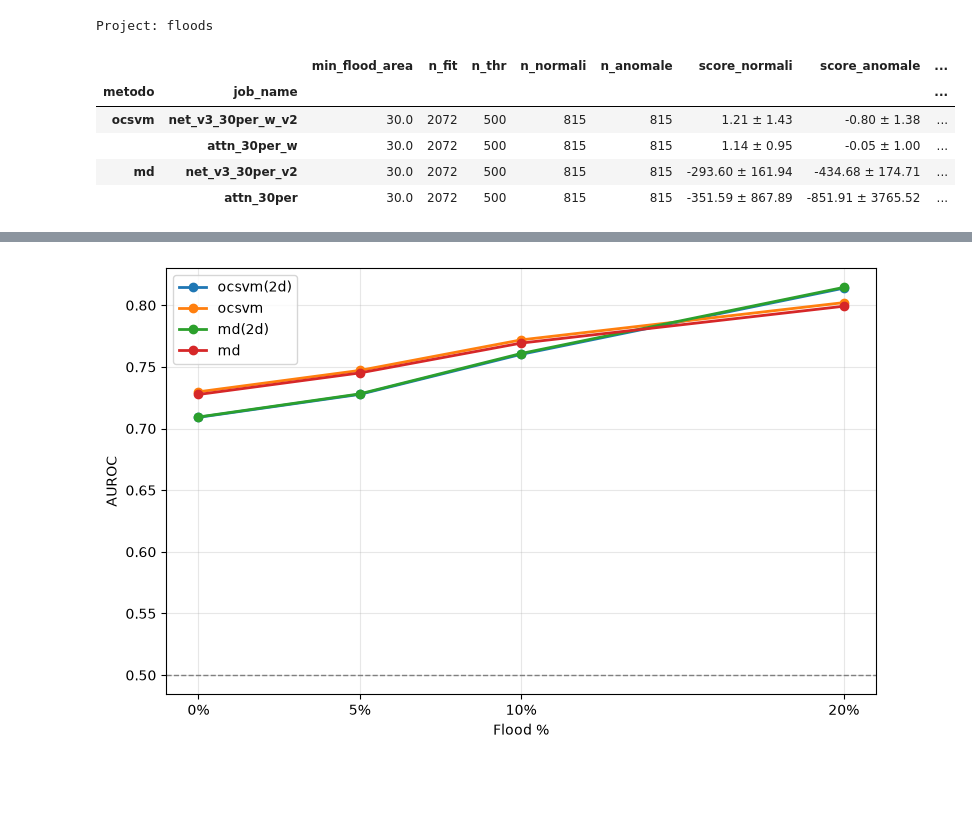
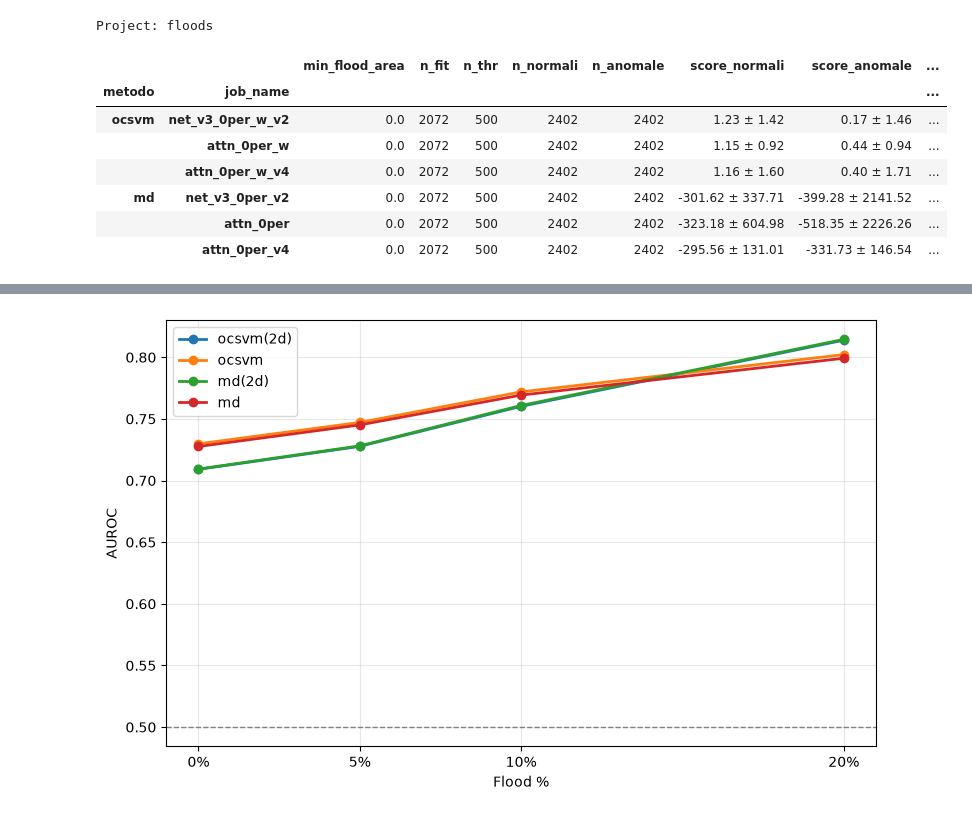
Before and after one commit to mattiaBarbo2002/TESI, a Jupyter notebook: notebooks/plots/plots_attn.ipynb, the cells around one changed output, grey strips where cells are left out. Drawn from its saved outputs; the diff is of its cells as text; code cells hidden in the pictures; blank space fills up the shorter version.

```diff
--- a/notebooks/plots/plots_attn.ipynb
+++ b/notebooks/plots/plots_attn.ipynb
@@ -15,12 +15,15 @@ print(f"Project: {project.name}")
 # %% [output]
 Project: floods
 # %%
-flood = 30
+flood = 0
+
 jobs = [
     ("ocsvm", f"net_v3_{flood}per_w_v2"),
     ("ocsvm", f"attn_{flood}per_w"),
+    ("ocsvm", f"attn_{flood}per_w_v4"),
     ("md", f"net_v3_{flood}per_v2"),
     ("md", f"attn_{flood}per"),
+    ("md", f"attn_{flood}per_v4"),
 ]
 
 def load_job(metodo, job_name):
@@ -33,37 +36,39 @@ def load_job(metodo, job_name):
         results = json.load(f)
     df = pd.read_csv(f"{results_dir}/scores.csv")
     return results, df
 
 summary = []
 all_rules = {}
 
 for metodo, job_name in jobs:
     results, df = load_job(metodo, job_name)
     score_normal = df[df.label == 0]["score"]
     score_anom = df[df.label == 1]["score"]
 
     summary.append({
         "metodo": metodo,
         "job_name": job_name,
         "min_flood_area": results.get("min_flood_area"),
         "n_fit": results.get("n_fit"), "n_thr": results.get("n_thr"), "n_normali": results.get("n_normali"), "n_anomale": results.get("n_anomale"),
         "score_normali": f"{score_normal.mean():.2f} ± {score_normal.std():.2f}",
         "score_anomale": f"{score_anom.mean():.2f} ± {score_anom.std():.2f}",
         "auroc": results.get("auroc"),
     })
     all_rules[(metodo, job_name)] = pd.DataFrame(results["rules"]).T
 
 df_summary = pd.DataFrame(summary).set_index(["metodo", "job_name"])
 df_rules = pd.concat(all_rules, names=["metodo", "job_name", "regola"])
 
 df_summary
 # %% [output]
 |  |  | min_flood_area | n_fit | n_thr | n_normali | n_anomale | score_normali | score_anomale | ... |
 | metodo | job_name |  |  |  |  |  |  |  | ... |
-| ocsvm | net_v3_30per_w_v2 | 30.0 | 2072 | 500 | 815 | 815 | 1.21 ± 1.43 | -0.80 ± 1.38 | ... |
-|  | attn_30per_w | 30.0 | 2072 | 500 | 815 | 815 | 1.14 ± 0.95 | -0.05 ± 1.00 | ... |
-| md | net_v3_30per_v2 | 30.0 | 2072 | 500 | 815 | 815 | -293.60 ± 161.94 | -434.68 ± 174.71 | ... |
-|  | attn_30per | 30.0 | 2072 | 500 | 815 | 815 | -351.59 ± 867.89 | -851.91 ± 3765.52 | ... |
+| ocsvm | net_v3_0per_w_v2 | 0.0 | 2072 | 500 | 2402 | 2402 | 1.23 ± 1.42 | 0.17 ± 1.46 | ... |
+|  | attn_0per_w | 0.0 | 2072 | 500 | 2402 | 2402 | 1.15 ± 0.92 | 0.44 ± 0.94 | ... |
+|  | attn_0per_w_v4 | 0.0 | 2072 | 500 | 2402 | 2402 | 1.16 ± 1.60 | 0.40 ± 1.71 | ... |
+| md | net_v3_0per_v2 | 0.0 | 2072 | 500 | 2402 | 2402 | -301.62 ± 337.71 | -399.28 ± 2141.52 | ... |
+|  | attn_0per | 0.0 | 2072 | 500 | 2402 | 2402 | -323.18 ± 604.98 | -518.35 ± 2226.26 | ... |
+|  | attn_0per_v4 | 0.0 | 2072 | 500 | 2402 | 2402 | -295.56 ± 131.01 | -331.73 ± 146.54 | ... |
 # %%
 df_rules
 # %% [output]
```
Also changed, not shown: parts of 3 cells of this notebook, 39 other files.
